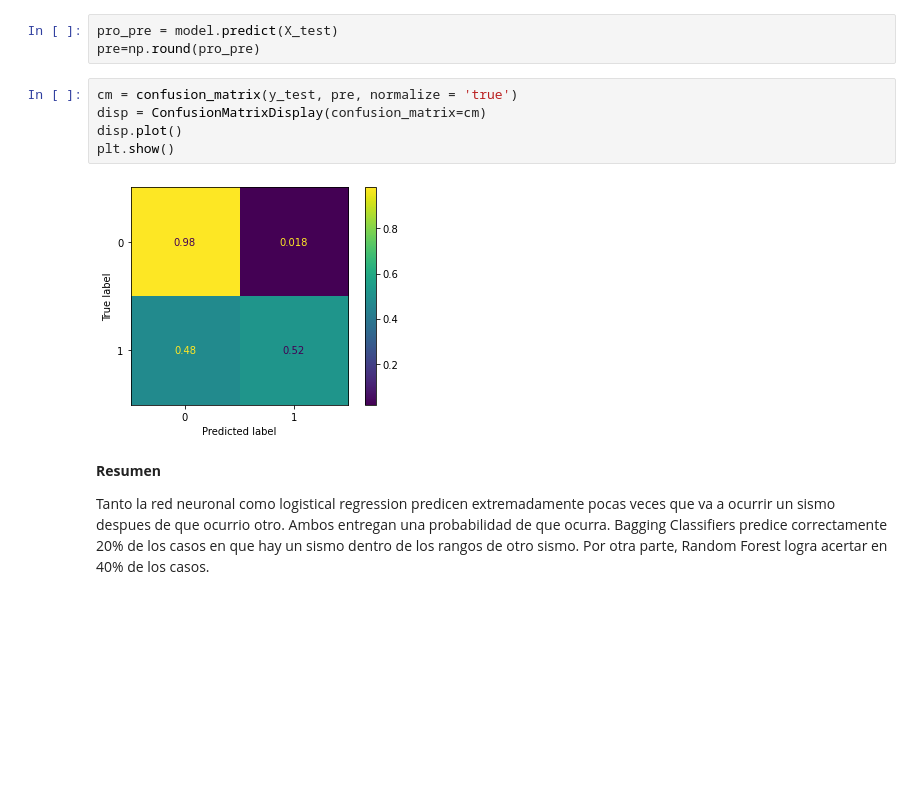
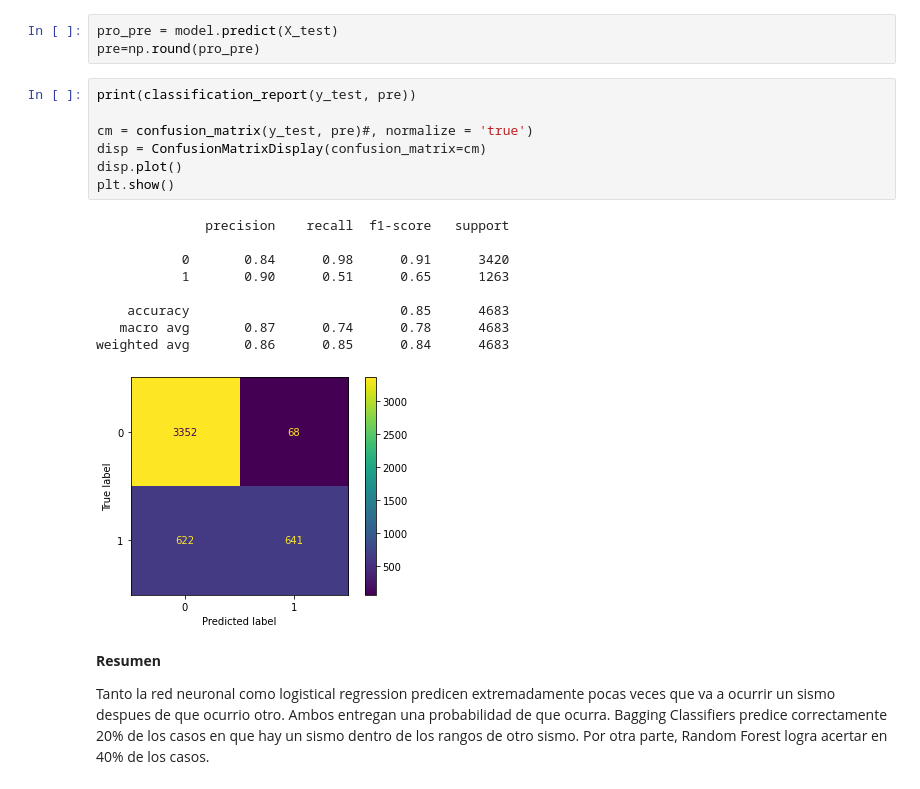
Before and after one commit to s-manterola/Earthquake, a Jupyter notebook: Earthquake.ipynb, the cells around one changed output. Drawn from its saved outputs; the diff is of its cells as text; blank space fills up the shorter version.

```diff
--- a/Earthquake.ipynb
+++ b/Earthquake.ipynb
@@ -457,12 +465,22 @@ ax2.legend(['train', 'val'], loc='upper left')
 pro_pre = model.predict(X_test)
 pre=np.round(pro_pre)
 # %%
-cm = confusion_matrix(y_test, pre, normalize = 'true')
+print(classification_report(y_test, pre))
+
+cm = confusion_matrix(y_test, pre)#, normalize = 'true')
 disp = ConfusionMatrixDisplay(confusion_matrix=cm)
 disp.plot()
 plt.show()
 # %% [output]
+              precision    recall  f1-score   support
+
+           0       0.84      0.98      0.91      3420
+           1       0.90      0.51      0.65      1263
+
+    accuracy                           0.85      4683
+   macro avg       0.87      0.74      0.78      4683
+weighted avg       0.86      0.85      0.84      4683
-[figure, old version]
+[figure, new version]
 # %% [markdown]
 **Resumen**
 
```
Also changed, not shown: parts of 8 cells of this notebook.
